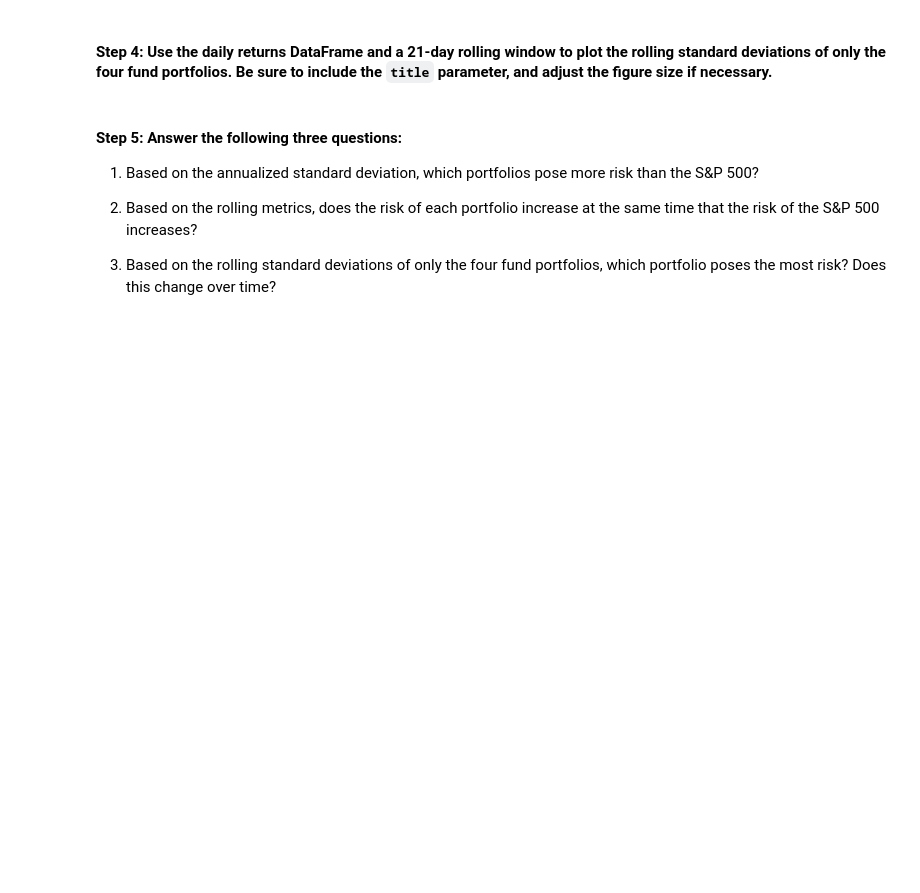
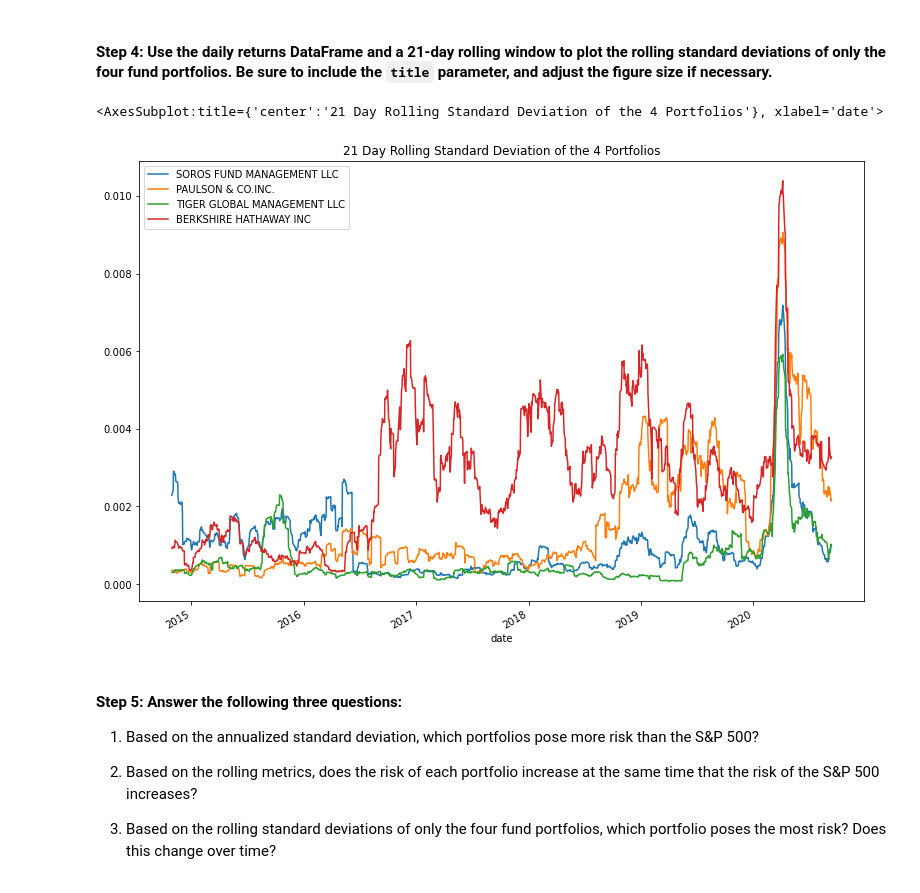
Before and after one commit to mikehoo92/Module_4_Challenge, a Jupyter notebook: Starter_Code 4/risk_return_analysis.ipynb, the cells around one changed output. Saved outputs shown, nothing was run; the diff lists cells and outputs as text; code cells hidden in the pictures; blank space fills up the shorter version.

```diff
--- a/Starter_Code 4/risk_return_analysis.ipynb
+++ b/Starter_Code 4/risk_return_analysis.ipynb
@@ -245,7 +274,10 @@ Evaluate the risk profile of each portfolio by using the standard deviation and
 # %%
 # Using the daily return data and a 21-day rolling window, plot the rolling standard deviation of just the 4 portfolios.
 # Include a title parameter and adjust the figure size
-# YOUR CODE HERE
+portfolio_data.rolling(window=21).std().plot(figsize=(13,9), title="21 Day Rolling Standard Deviation of the 4 Portfolios")
+# %% [output]
+<AxesSubplot:title={'center':'21 Day Rolling Standard Deviation of the 4 Portfolios'}, xlabel='date'>
+[figure, added]
 # %% [markdown]
 #### Step 5: Answer the following three questions:
 
```
Also changed, not shown: parts of 10 cells of this notebook.
